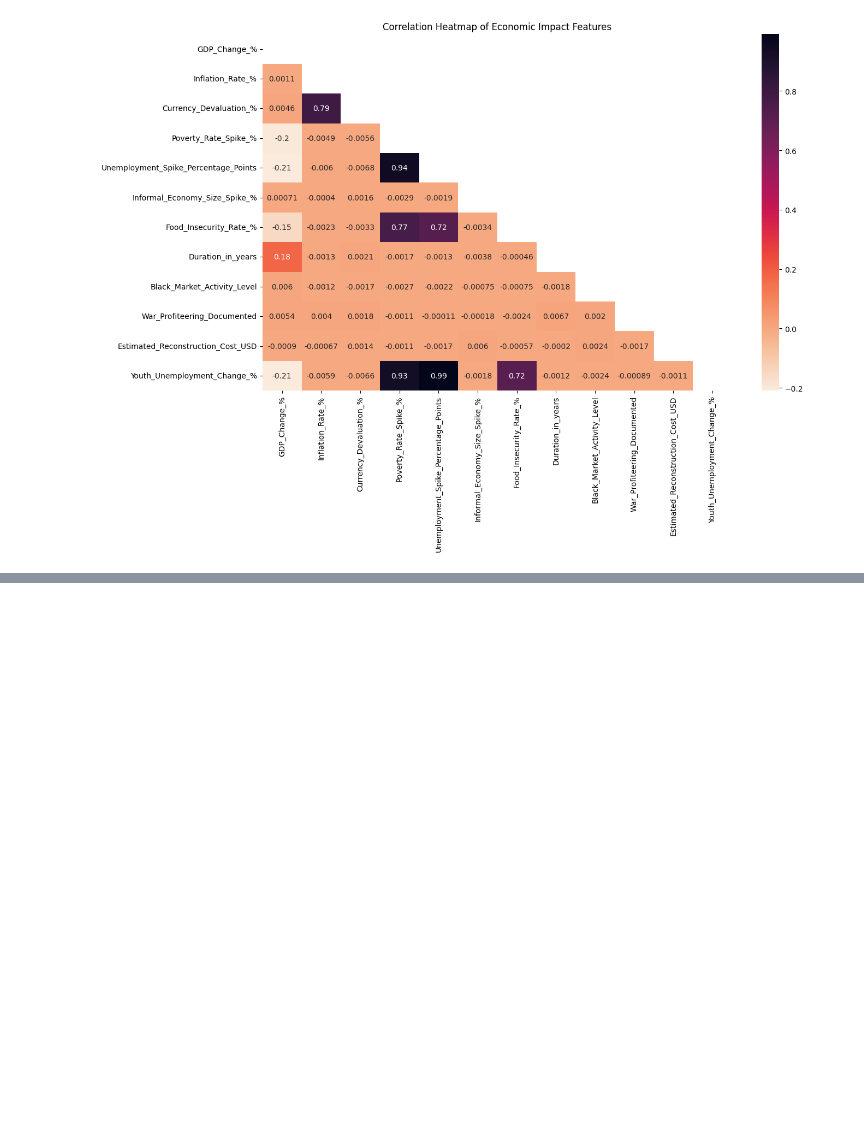
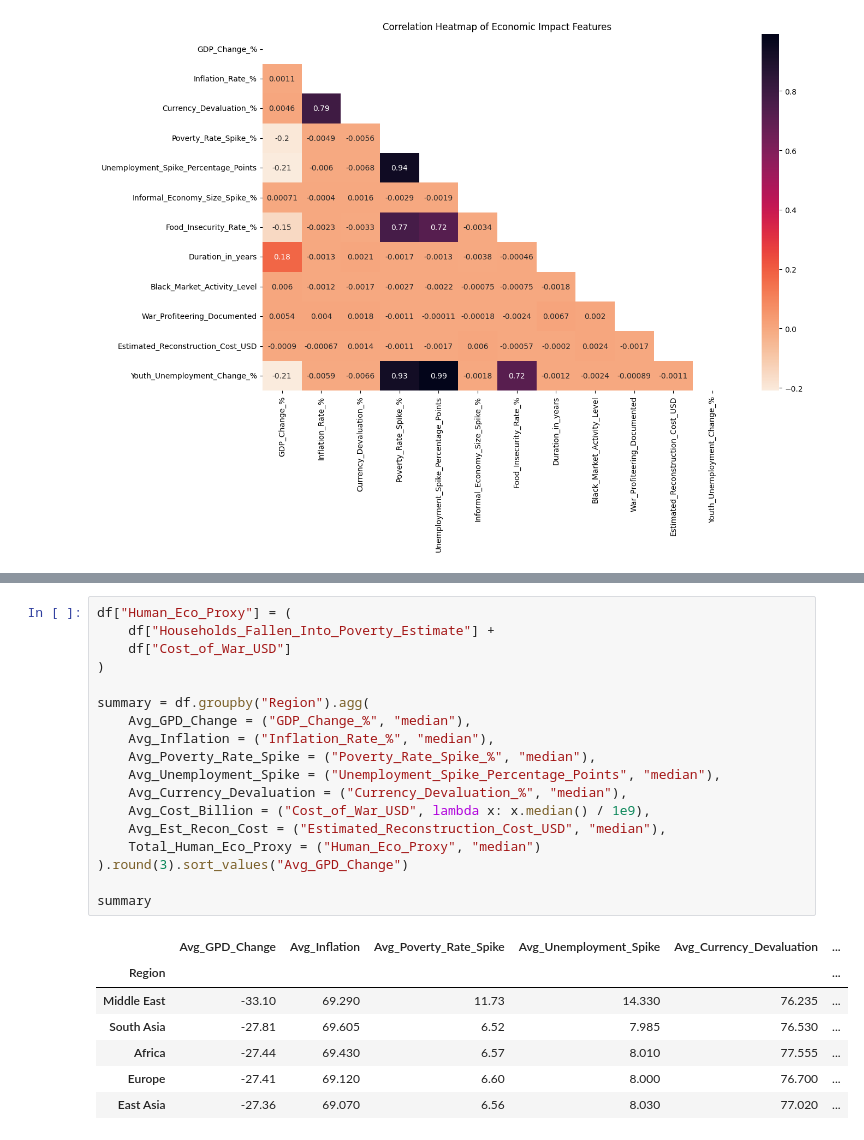
Before and after one commit to J2ckyo/4850-Final-Project, a Jupyter notebook: Data_Rangling.ipynb, the cells around one changed output, grey strips where cells are left out. Drawn from its saved outputs; the diff is of its cells as text; blank space fills up the shorter version.

```diff
--- a/Data_Rangling.ipynb
+++ b/Data_Rangling.ipynb
@@ -270,0 +291,26 @@ plt.show()
+# %%
+df["Human_Eco_Proxy"] = (
+    df["Households_Fallen_Into_Poverty_Estimate"] +
+    df["Cost_of_War_USD"]
+)
+
+summary = df.groupby("Region").agg(
+    Avg_GPD_Change = ("GDP_Change_%", "median"),
+    Avg_Inflation = ("Inflation_Rate_%", "median"),
+    Avg_Poverty_Rate_Spike = ("Poverty_Rate_Spike_%", "median"),
+    Avg_Unemployment_Spike = ("Unemployment_Spike_Percentage_Points", "median"),
+    Avg_Currency_Devaluation = ("Currency_Devaluation_%", "median"),
+    Avg_Cost_Billion = ("Cost_of_War_USD", lambda x: x.median() / 1e9),
+    Avg_Est_Recon_Cost = ("Estimated_Reconstruction_Cost_USD", "median"),
+    Total_Human_Eco_Proxy = ("Human_Eco_Proxy", "median")
+).round(3).sort_values("Avg_GPD_Change")
+
+summary
+# %% [output]
+|  | Avg_GPD_Change | Avg_Inflation | Avg_Poverty_Rate_Spike | Avg_Unemployment_Spike | Avg_Currency_Devaluation | ... |
+| Region |  |  |  |  |  | ... |
+| Middle East | -33.10 | 69.290 | 11.73 | 14.330 | 76.235 | ... |
+| South Asia | -27.81 | 69.605 | 6.52 | 7.985 | 76.530 | ... |
+| Africa | -27.44 | 69.430 | 6.57 | 8.010 | 77.555 | ... |
+| Europe | -27.41 | 69.120 | 6.60 | 8.000 | 76.700 | ... |
+| East Asia | -27.36 | 69.070 | 6.56 | 8.030 | 77.020 | ... |
```
Also changed, not shown: parts of 6 cells of this notebook.
